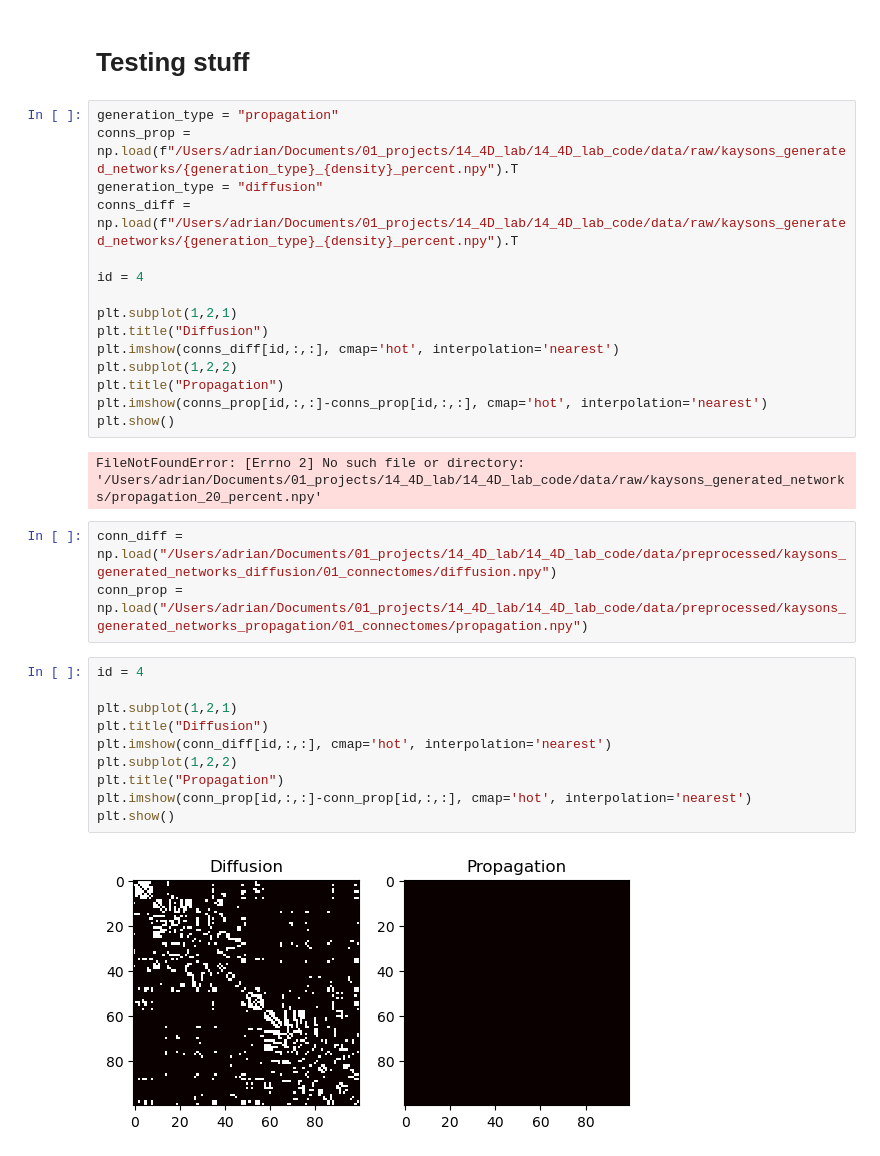
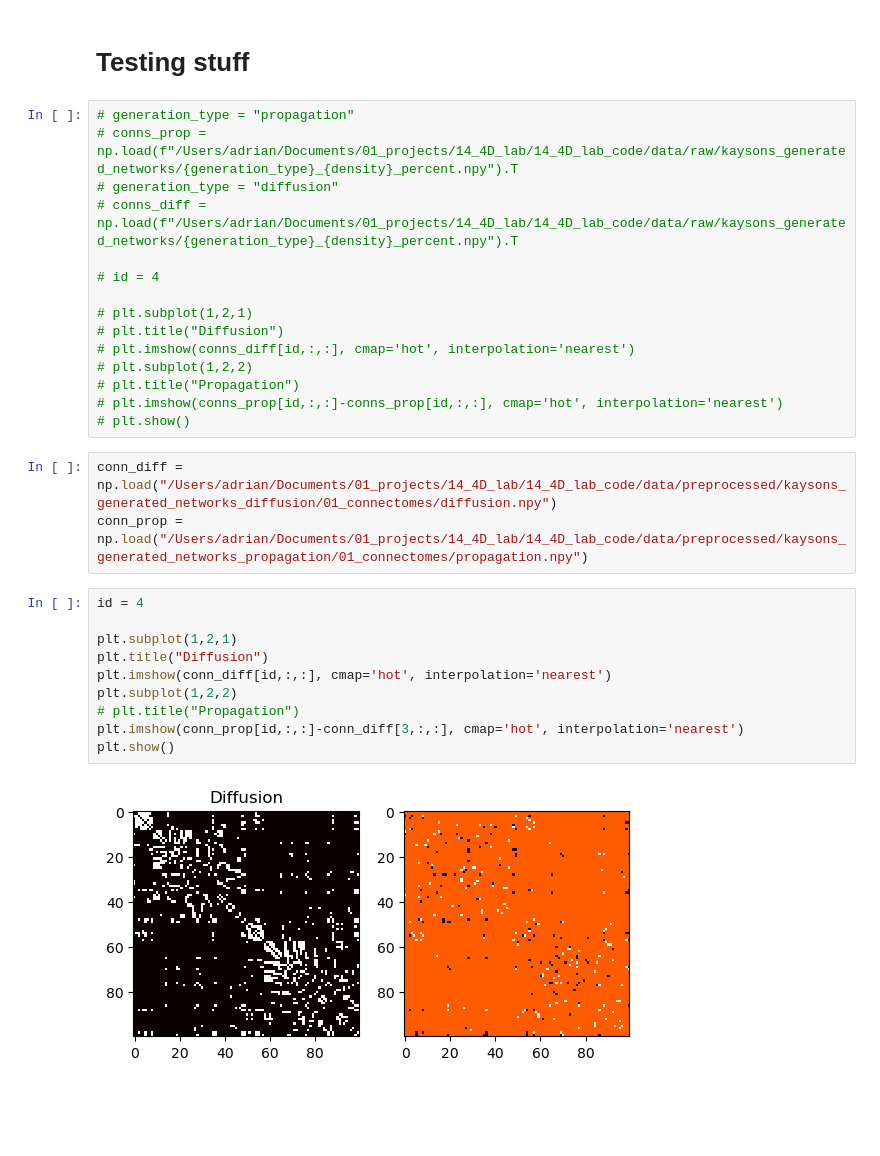
Before and after one commit to ad045/simba, a Jupyter notebook: src/preprocessing/04_preprocessing_kaysons_generated_networks.ipynb, the cells around one changed output. Cells and saved outputs as stored; diff of their text form; blank space fills up the shorter version.

```diff
--- a/src/preprocessing/04_preprocessing_kaysons_generated_networks.ipynb
+++ b/src/preprocessing/04_preprocessing_kaysons_generated_networks.ipynb
@@ -79,34 +80,32 @@ Thresholding at multiple densities:
 # %% [markdown]
 # Testing stuff
 # %%
-generation_type = "propagation"
-conns_prop = np.load(f"/Users/adrian/Documents/01_projects/14_4D_lab/14_4D_lab_code/data/raw/kaysons_generated_networks/{generation_type}_{density}_percent.npy").T
-generation_type = "diffusion"
-conns_diff = np.load(f"/Users/adrian/Documents/01_projects/14_4D_lab/14_4D_lab_code/data/raw/kaysons_generated_networks/{generation_type}_{density}_percent.npy").T
+# generation_type = "propagation"
+# conns_prop = np.load(f"/Users/adrian/Documents/01_projects/14_4D_lab/14_4D_lab_code/data/raw/kaysons_generated_networks/{generation_type}_{density}_percent.npy").T
+# generation_type = "diffusion"
+# conns_diff = np.load(f"/Users/adrian/Documents/01_projects/14_4D_lab/14_4D_lab_code/data/raw/kaysons_generated_networks/{generation_type}_{density}_percent.npy").T
 
-id = 4
+# id = 4
 
-plt.subplot(1,2,1)
-plt.title("Diffusion")
-plt.imshow(conns_diff[id,:,:], cmap='hot', interpolation='nearest')
-plt.subplot(1,2,2)
-plt.title("Propagation")
-plt.imshow(conns_prop[id,:,:]-conns_prop[id,:,:], cmap='hot', interpolation='nearest')
-plt.show()
+# plt.subplot(1,2,1)
+# plt.title("Diffusion")
+# plt.imshow(conns_diff[id,:,:], cmap='hot', interpolation='nearest')
+# plt.subplot(1,2,2)
+# plt.title("Propagation")
+# plt.imshow(conns_prop[id,:,:]-conns_prop[id,:,:], cmap='hot', interpolation='nearest')
+# plt.show()
-# %% [output]
-FileNotFoundError: [Errno 2] No such file or directory: '/Users/adrian/Documents/01_projects/14_4D_lab/14_4D_lab_code/data/raw/kaysons_generated_networks/propagation_20_percent.npy'
 # %%
 conn_diff = np.load("/Users/adrian/Documents/01_projects/14_4D_lab/14_4D_lab_code/data/preprocessed/kaysons_generated_networks_diffusion/01_connectomes/diffusion.npy")
 conn_prop = np.load("/Users/adrian/Documents/01_projects/14_4D_lab/14_4D_lab_code/data/preprocessed/kaysons_generated_networks_propagation/01_connectomes/propagation.npy")
 # %%
 id = 4
 
 plt.subplot(1,2,1)
 plt.title("Diffusion")
 plt.imshow(conn_diff[id,:,:], cmap='hot', interpolation='nearest')
 plt.subplot(1,2,2)
-plt.title("Propagation")
-plt.imshow(conn_prop[id,:,:]-conn_prop[id,:,:], cmap='hot', interpolation='nearest')
+# plt.title("Propagation")
+plt.imshow(conn_prop[id,:,:]-conn_diff[3,:,:], cmap='hot', interpolation='nearest')
 plt.show()
 # %% [output]
-[figure, old version]
+[figure, new version]
```
Also changed, not shown: parts of 2 cells of this notebook, 8 other files.
